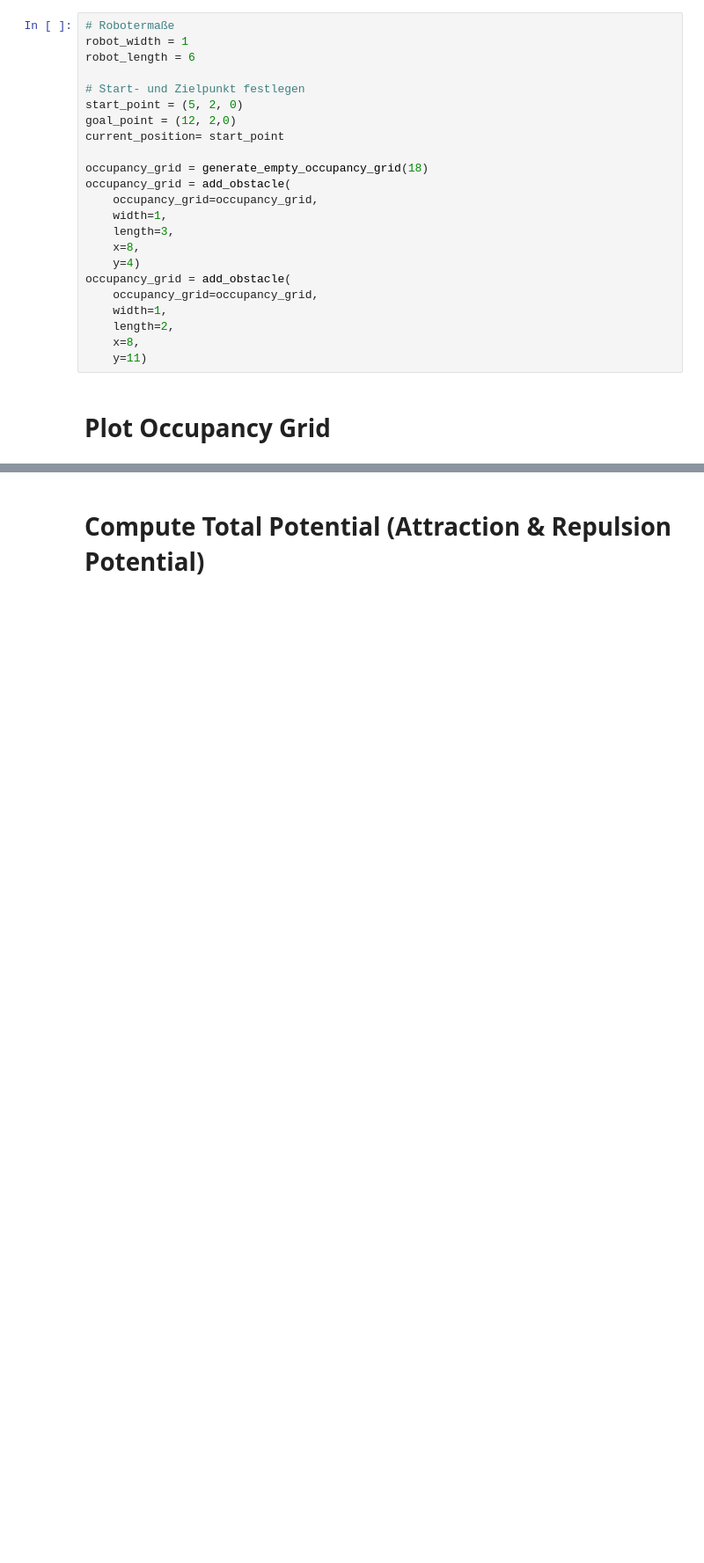
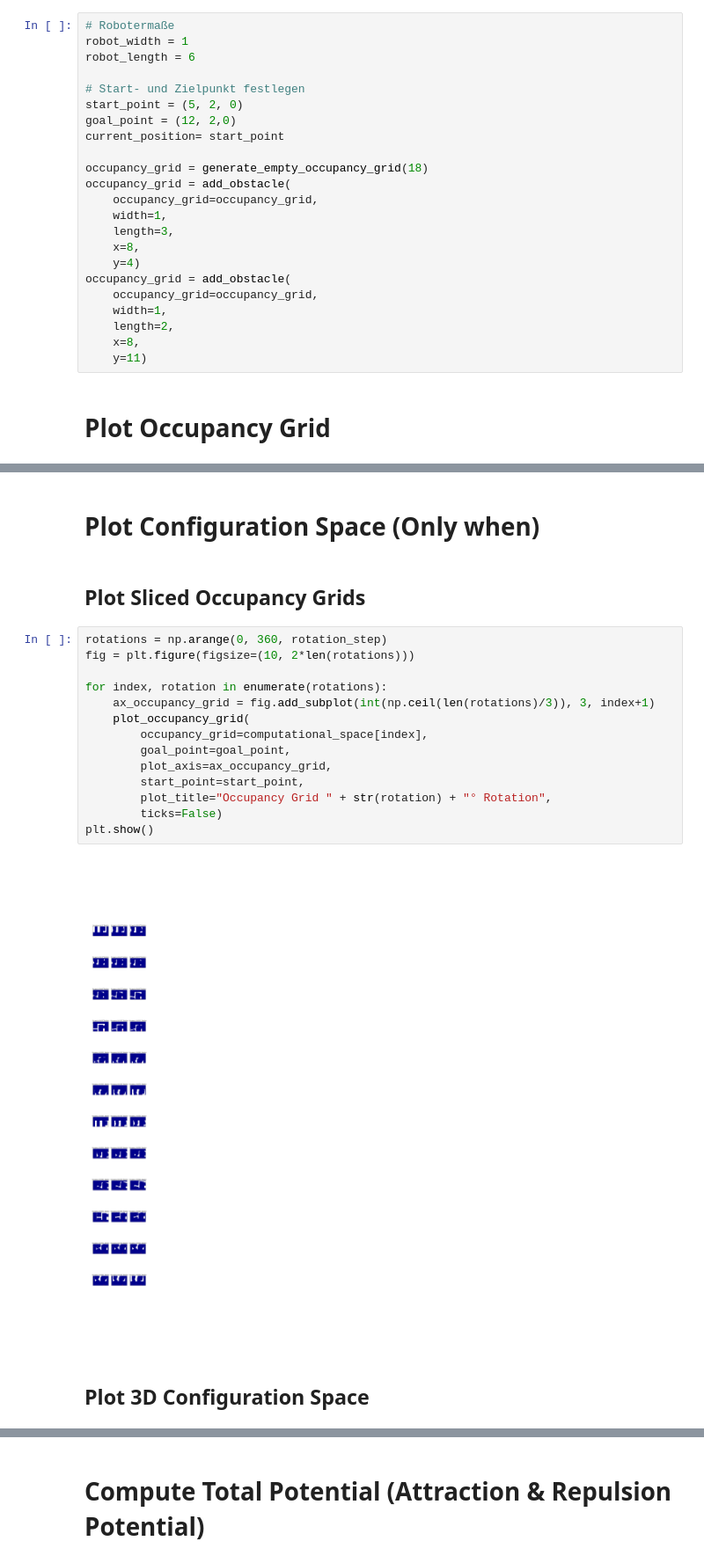
Before and after one commit to ca-schue/potential-field, a Jupyter notebook: potential-field.ipynb, the cells around one changed output, grey strips where cells are left out. Shown at 88% size. Saved outputs shown, nothing was run; the diff lists cells and outputs as text; blank space fills up the shorter version.

```diff
--- a/potential-field.ipynb
+++ b/potential-field.ipynb
@@ -504,3 +682,25 @@ computational_space = np.array(computational_space_list)
+# %% [markdown]
+# Plot Configuration Space (Only when)
+# %% [markdown]
+## Plot Sliced Occupancy Grids
+# %%
+rotations = np.arange(0, 360, rotation_step)
+fig = plt.figure(figsize=(10, 2*len(rotations)))
+
+for index, rotation in enumerate(rotations):
+    ax_occupancy_grid = fig.add_subplot(int(np.ceil(len(rotations)/3)), 3, index+1)
+    plot_occupancy_grid(
+        occupancy_grid=computational_space[index],
+        goal_point=goal_point,
+        plot_axis=ax_occupancy_grid,
+        start_point=start_point,
+        plot_title="Occupancy Grid " + str(rotation) + "° Rotation",
+        ticks=False)
+plt.show()
+# %% [output]
+[figure, added]
+# %% [markdown]
+## Plot 3D Configuration Space
 # %%
 import numpy as np
 
```
Also changed, not shown: parts of 29 cells of this notebook.
